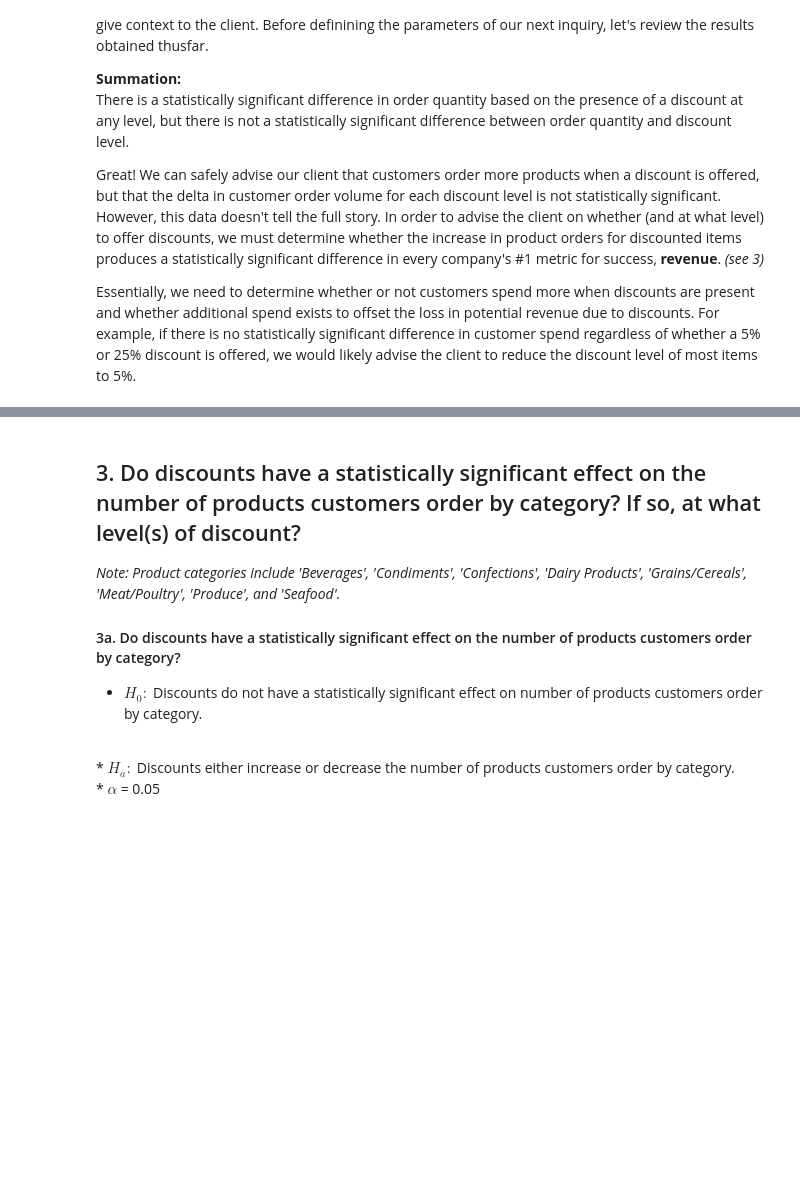
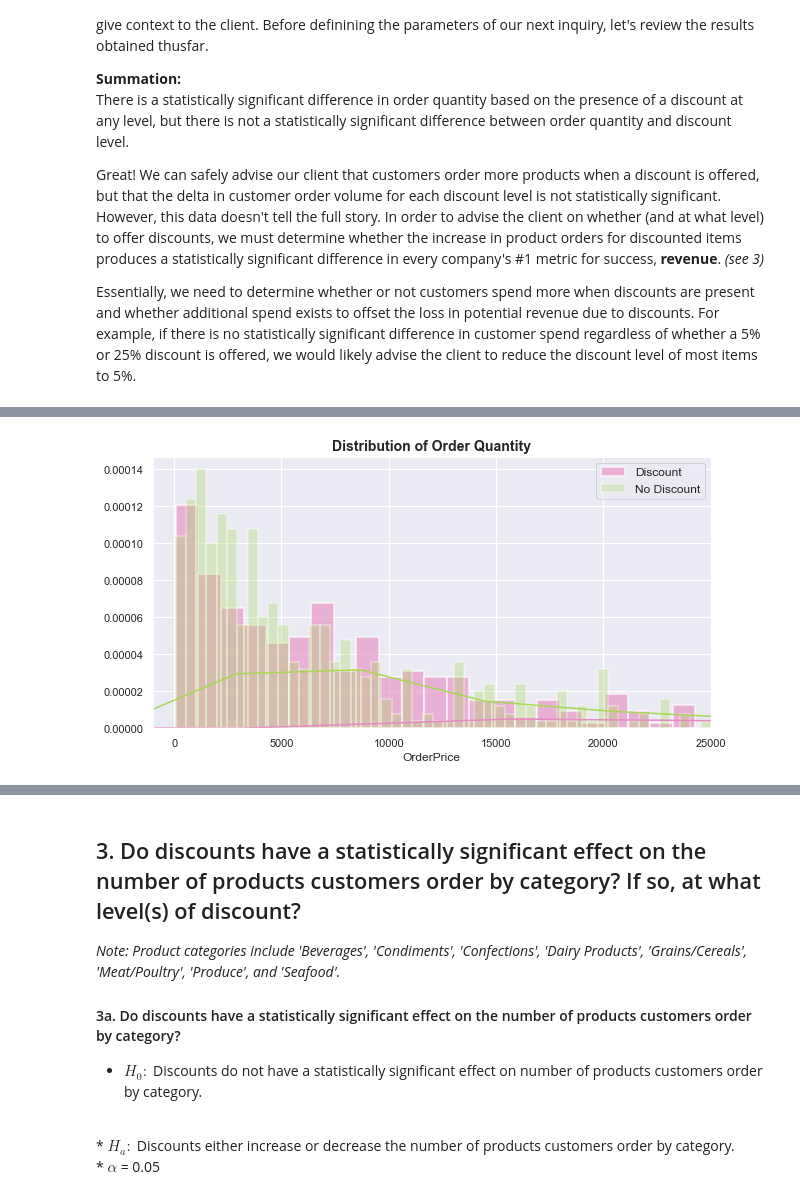
Before and after one commit to pawoody/dsc-2-final-project-online-ds-ft-041519, a Jupyter notebook: Mod 2 Project.ipynb, the cells around one changed output, grey strips where cells are left out. Drawn from its saved outputs; the diff is of its cells as text; code cells hidden in the pictures; blank space fills up the shorter version.

```diff
--- a/Mod 2 Project.ipynb
+++ b/Mod 2 Project.ipynb
@@ -1292,0 +1492,9 @@ Essentially, we need to determine whether or not customers spend more when disco
+# %%
+# Segmenting df_discount_spend based on presence of discount:
+# Create DataFrame where value for Discount > 0:
+query1 = 'Discount > 0'
+df_discount_spend_disc = df_discount_spend.query(query1)
+
+# Create DataFrame where value for Discount == 0:
+query2 = 'Discount == 0'
+df_discount_spend_nodisc = df_discount_spend.query(query2)
@@ -1292,0 +1571,19 @@ Essentially, we need to determine whether or not customers spend more when disco
+# %%
+# Visualizing Distribution of Order Price with/without discounts:
+sns.set(rc={'figure.figsize':(10,5)})
+#ax = fig.add_axes([0,0,1,1])
+#ax2 = fig.add_axes([0.2,0.5,.4,.4])
+
+ax = sns.distplot(df_discount_spend_disc.OrderPrice, label='Discount', color='#E78AC3', bins=1500,
+                 hist_kws={"linewidth": 2, "alpha": .6})
+ax = sns.distplot(df_discount_spend_nodisc.OrderPrice, label='No Discount', color='#A6D854', bins=1500,
+                  hist_kws={"linewidth": 2, "alpha": .3})
+
+sns.pairplot
+#ax = sns.kdeplot(discount_KDE, label='Discount KDE')
+#ax = sns.kdeplot(no_discount_KDE, label='No Discount KDE')
+ax.set_xlim(-1000, 25000)
+ax.set_title('Distribution of Order Quantity', fontsize=14, fontweight='bold')
+ax.legend(loc=1, fontsize='medium');
+# %% [output]
+[figure, added]
```
Also changed, not shown: parts of 91 cells of this notebook.
